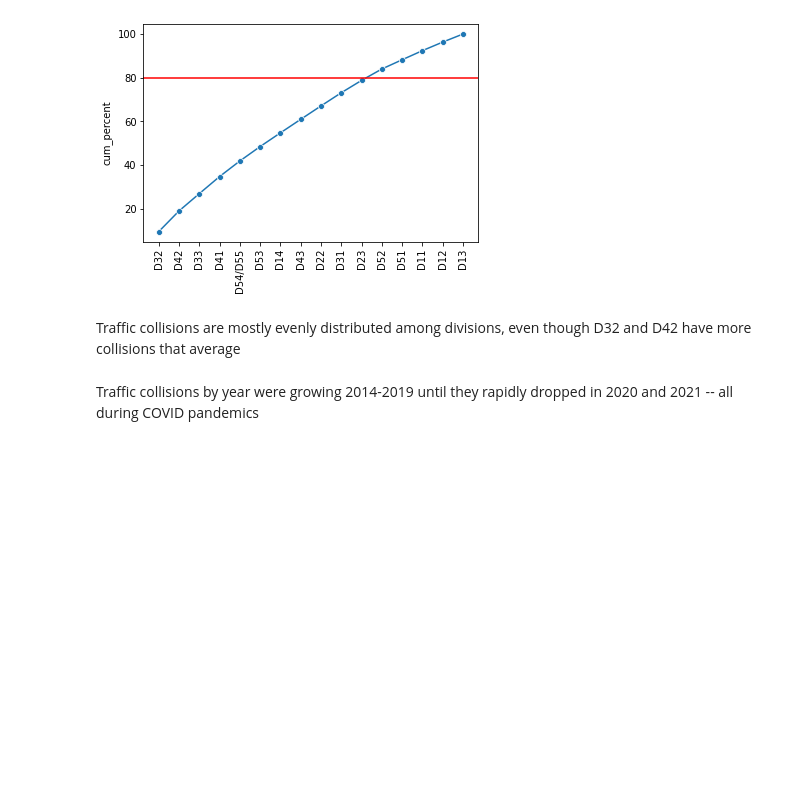
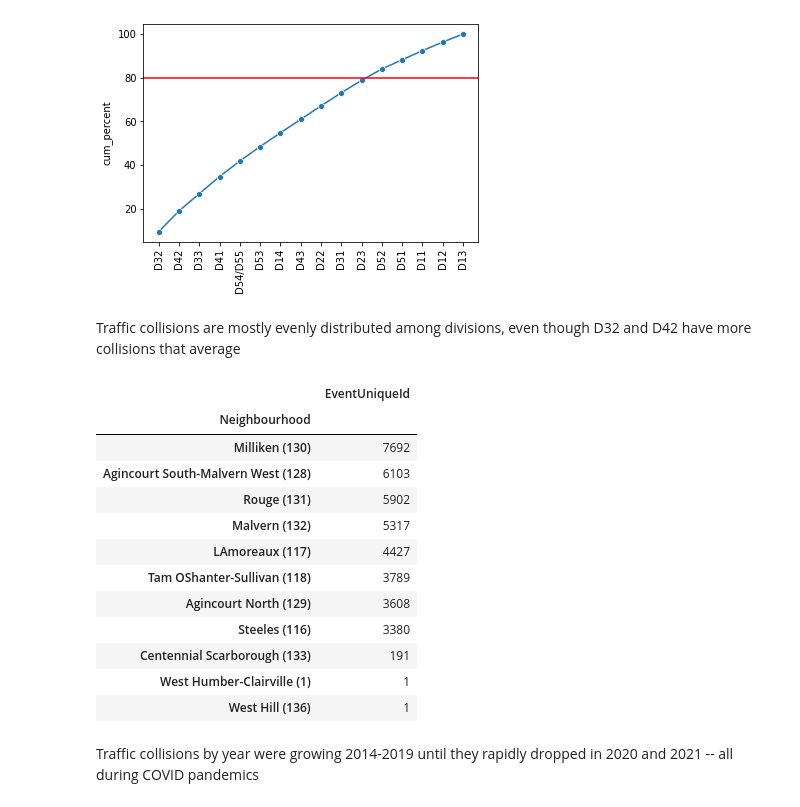
Before and after one commit to Andrew-Agapov/Kaggle_projects, a Jupyter notebook: toronto-traffic-collisions-analysis.ipynb, the cells around one changed output. Cells and saved outputs as stored; diff of their text form; code cells hidden in the pictures; blank space fills up the shorter version.

```diff
--- a/toronto-traffic-collisions-analysis.ipynb
+++ b/toronto-traffic-collisions-analysis.ipynb
@@ -239,5 +239,24 @@ D13               15743   426811  3.688518   100.000000
 [figure]
 # %% [markdown]
 Traffic collisions are mostly evenly distributed among divisions, even though D32 and D42 have more collisions that average
+# %%
+#print(df_clean[df_clean['Division']=='D32'].groupby(['Neighbourhood']).aggregate({'EventUniqueId':'count'}).sort_values(by='EventUniqueId', ascending=False))
+#print(df_clean[df_clean['Division']=='D13'].groupby(['Neighbourhood']).aggregate({'EventUniqueId':'count'}).sort_values(by='EventUniqueId', ascending=False))
+x = df_clean[df_clean['Division']=='D42'].groupby(['Neighbourhood']).aggregate({'EventUniqueId':'count'}).sort_values(by='EventUniqueId', ascending=False)
+x[x['EventUniqueId']>0]
+# %% [output]
+|  | EventUniqueId |
+| Neighbourhood |  |
+| Milliken (130) | 7692 |
+| Agincourt South-Malvern West (128) | 6103 |
+| Rouge (131) | 5902 |
+| Malvern (132) | 5317 |
+| LAmoreaux (117) | 4427 |
+| Tam OShanter-Sullivan (118) | 3789 |
+| Agincourt North (129) | 3608 |
+| Steeles (116) | 3380 |
+| Centennial Scarborough (133) | 191 |
+| West Humber-Clairville (1) | 1 |
+| West Hill (136) | 1 |
 # %% [markdown]
 Traffic collisions by year were growing 2014-2019 until they rapidly dropped in 2020 and 2021 -- all during COVID pandemics
```
